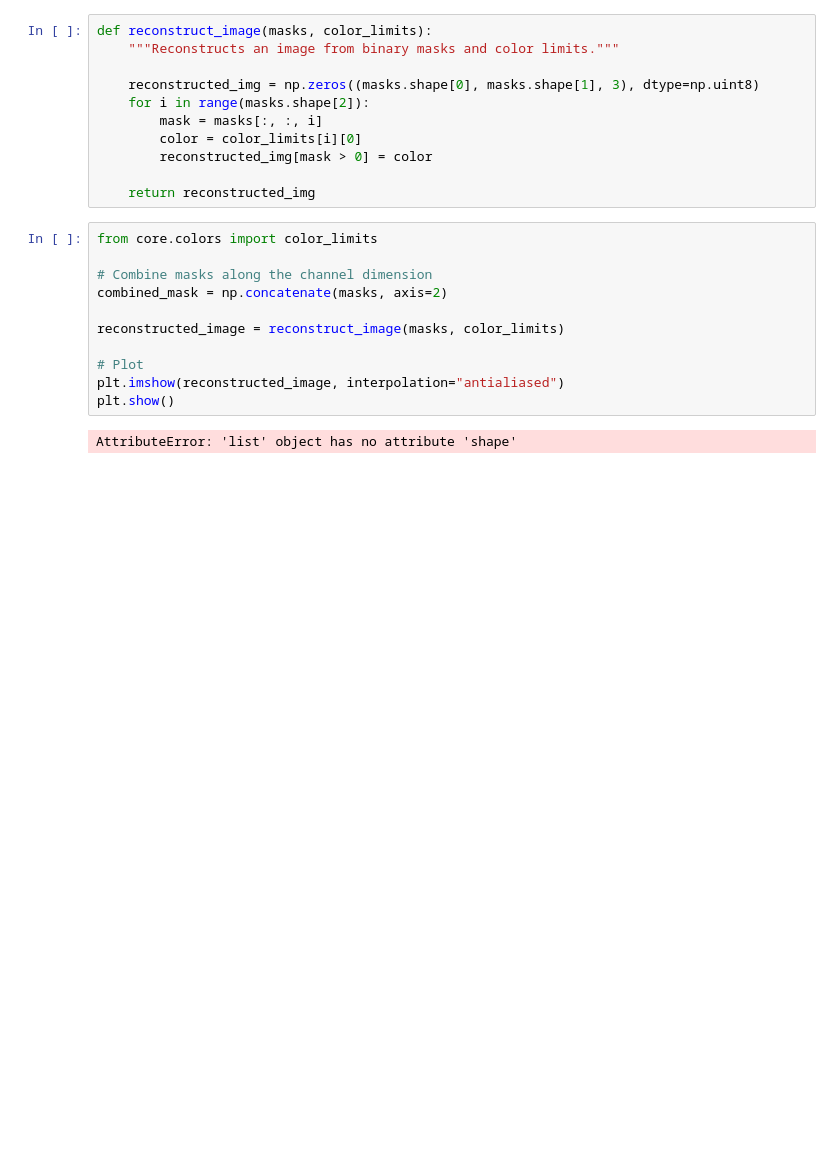
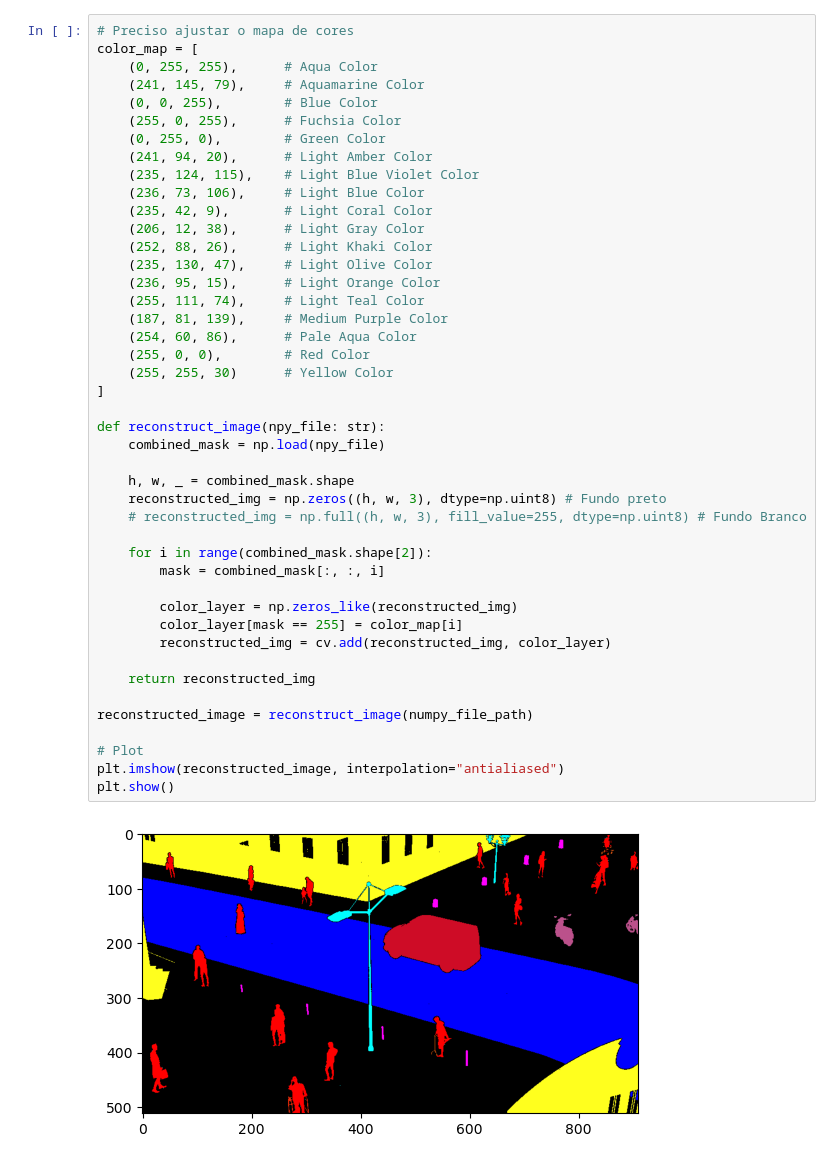
Before and after one commit to rpgouveia/pucpr_pibiti_semantic_segmentation, a Jupyter notebook: study_cvt_color_reconstructed_img.ipynb, the cells around one changed output. Cells and saved outputs as stored; diff of their text form; blank space fills up the shorter version.

Commit message:
feat: update study reconstructed img with colors

```diff
--- a/study_cvt_color_reconstructed_img.ipynb
+++ b/study_cvt_color_reconstructed_img.ipynb
@@ -27,24 +24,46 @@ masks: list[ndarray] = np.split(ary=numpy_file, indices_or_sections=18, axis=2)
-# %%
-def reconstruct_image(masks, color_limits):
-    """Reconstructs an image from binary masks and color limits."""
-
-    reconstructed_img = np.zeros((masks.shape[0], masks.shape[1], 3), dtype=np.uint8)
-    for i in range(masks.shape[2]):
-        mask = masks[:, :, i]
-        color = color_limits[i][0]
-        reconstructed_img[mask > 0] = color
-
-    return reconstructed_img
-# %%
-from core.colors import color_limits
-
-# Combine masks along the channel dimension
-combined_mask = np.concatenate(masks, axis=2)
-
-reconstructed_image = reconstruct_image(masks, color_limits)
-
-# Plot
-plt.imshow(reconstructed_image, interpolation="antialiased")
-plt.show()
-# %% [output]
-AttributeError: 'list' object has no attribute 'shape'
+# %%
+# Preciso ajustar o mapa de cores
+color_map = [
+    (0, 255, 255),      # Aqua Color
+    (241, 145, 79),     # Aquamarine Color
+    (0, 0, 255),        # Blue Color
+    (255, 0, 255),      # Fuchsia Color
+    (0, 255, 0),        # Green Color
+    (241, 94, 20),      # Light Amber Color
+    (235, 124, 115),    # Light Blue Violet Color
+    (236, 73, 106),     # Light Blue Color
+    (235, 42, 9),       # Light Coral Color
+    (206, 12, 38),      # Light Gray Color
+    (252, 88, 26),      # Light Khaki Color
+    (235, 130, 47),     # Light Olive Color
+    (236, 95, 15),      # Light Orange Color
+    (255, 111, 74),     # Light Teal Color
+    (187, 81, 139),     # Medium Purple Color
+    (254, 60, 86),      # Pale Aqua Color
+    (255, 0, 0),        # Red Color
+    (255, 255, 30)      # Yellow Color
+]
+
+def reconstruct_image(npy_file: str):
+    combined_mask = np.load(npy_file)
+
+    h, w, _ = combined_mask.shape
+    reconstructed_img = np.zeros((h, w, 3), dtype=np.uint8) # Fundo preto
+    # reconstructed_img = np.full((h, w, 3), fill_value=255, dtype=np.uint8) # Fundo Branco
+
+    for i in range(combined_mask.shape[2]):
+        mask = combined_mask[:, :, i]
+
+        color_layer = np.zeros_like(reconstructed_img)
+        color_layer[mask == 255] = color_map[i]
+        reconstructed_img = cv.add(reconstructed_img, color_layer)
+
+    return reconstructed_img
+
+reconstructed_image = reconstruct_image(numpy_file_path)
+
+# Plot
+plt.imshow(reconstructed_image, interpolation="antialiased")
+plt.show()
+# %% [output]
+[figure, added]
```
Also changed, not shown: parts of 1 cell of this notebook.
